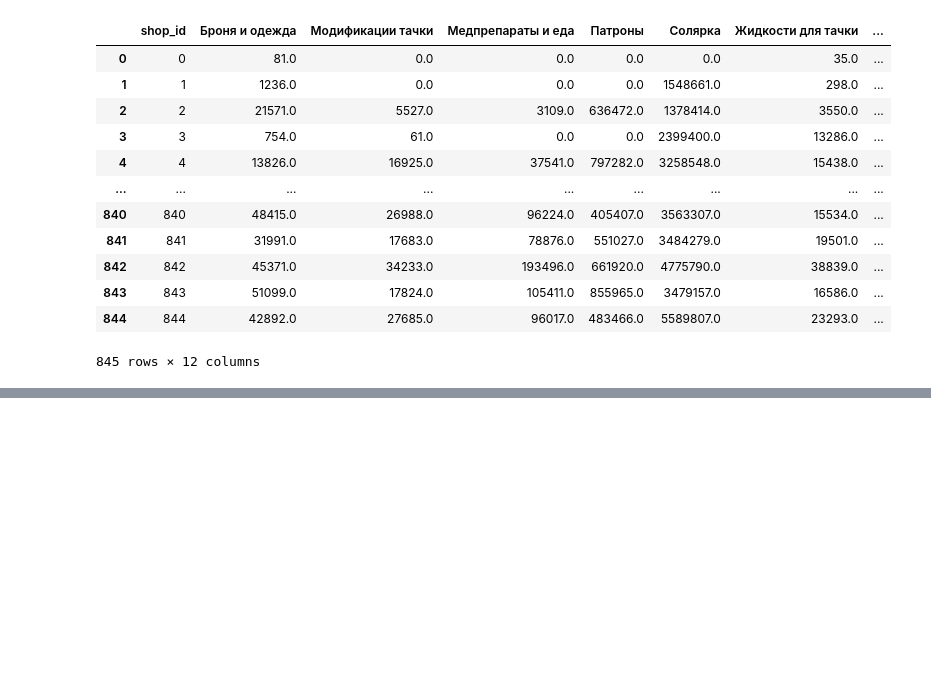
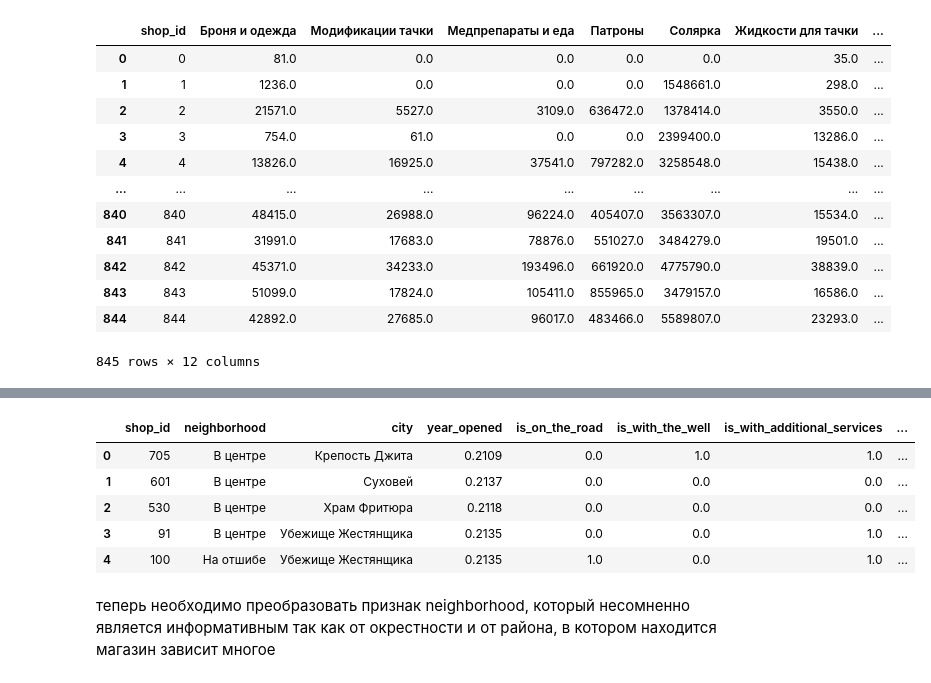
Before and after one commit to anafisa/GPN_2020, a Jupyter notebook: shop_clustering .ipynb, the cells around one changed output, grey strips where cells are left out. Saved outputs shown, nothing was run; the diff lists cells and outputs as text; code cells hidden in the pictures; blank space fills up the shorter version.

```diff
--- a/shop_clustering .ipynb
+++ b/shop_clustering .ipynb
@@ -450,0 +287,16 @@ model.wv
+# %%
+mean_value = round(shops[shops["year_opened"]!= -1]["year_opened"].mean())
+# %%
+shops["year_opened"] = shops["year_opened"].replace(-1, mean_value)
+shops["year_opened"] = shops["year_opened"]/10000
+# %%
+shops.head(5)
+# %% [output]
+|  | shop_id | neighborhood | city | year_opened | is_on_the_road | is_with_the_well | is_with_additional_services | ... |
+| 0 | 705 | В центре | Крепость Джита | 0.2109 | 0.0 | 1.0 | 1.0 | ... |
+| 1 | 601 | В центре | Суховей | 0.2137 | 0.0 | 0.0 | 0.0 | ... |
+| 2 | 530 | В центре | Храм Фритюра | 0.2118 | 0.0 | 0.0 | 0.0 | ... |
+| 3 | 91 | В центре | Убежище Жестянщика | 0.2135 | 0.0 | 0.0 | 1.0 | ... |
+| 4 | 100 | На отшибе | Убежище Жестянщика | 0.2135 | 1.0 | 0.0 | 1.0 | ... |
+# %% [markdown]
+теперь необходимо преобразовать признак neighborhood, который несомненно является информативным так как от окрестности и от района, в котором находится магазин зависит многое
```
Also changed, not shown: parts of 78 cells of this notebook.
